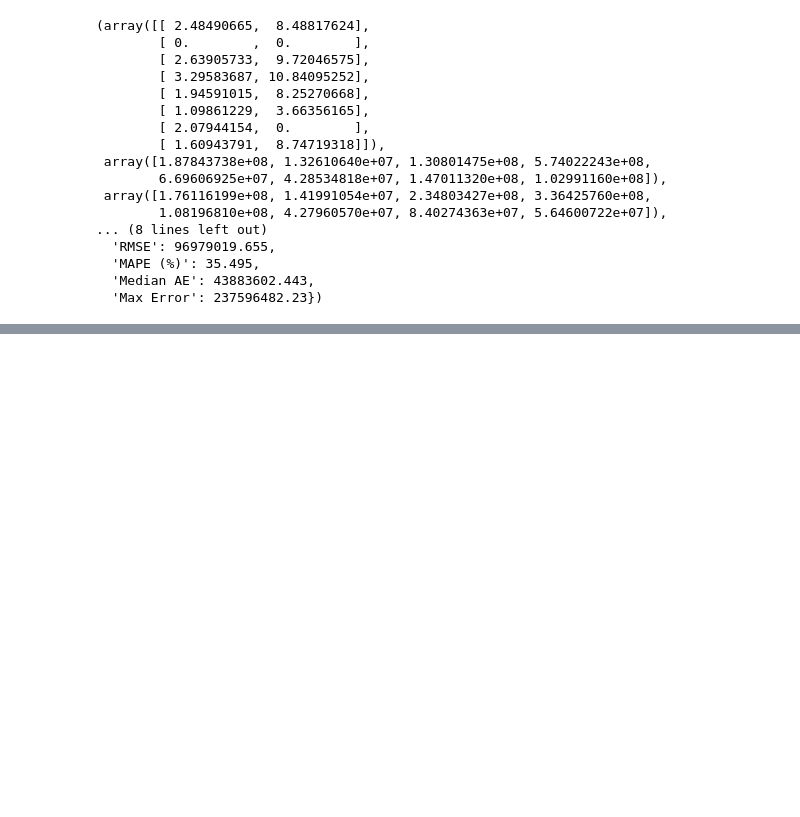
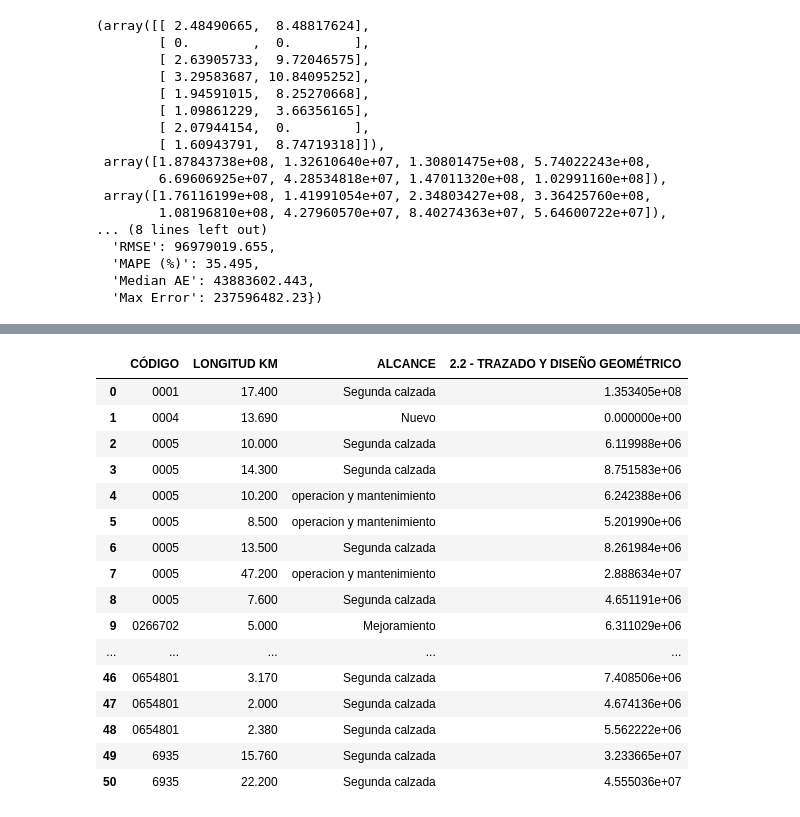
Before and after one commit to datascienceingetec/Road-Project-Prediction, a Jupyter notebook: backend/notebooks/models_management.ipynb, the cells around one changed output, grey strips where cells are left out. Drawn from its saved outputs; the diff is of its cells as text; code cells hidden in the pictures; blank space fills up the shorter version.

```diff
--- a/backend/notebooks/models_management.ipynb
+++ b/backend/notebooks/models_management.ipynb
@@ -83,5 +26,7 @@ predictions
 fase='II'
 mm_fase_II = ModelsManagement(fase)
 df_vp_fase_II = mm_fase_II.prepare_data()
-results_fase_II, summary_df_fase_II = mm_fase_II.train_models()
-summary_df_fase_II
+
+fase='III'
+mm_fase_III = ModelsManagement(fase)
+df_vp_fase_III = mm_fase_III.prepare_data()
@@ -152,0 +131,20 @@ summary_df
+# %%
+df_vp_fase_III.loc[:, ['CÓDIGO', 'LONGITUD KM', 'ALCANCE', '2.2 - TRAZADO Y DISEÑO GEOMÉTRICO']]
+# %% [output]
+|  | CÓDIGO | LONGITUD KM | ALCANCE | 2.2 - TRAZADO Y DISEÑO GEOMÉTRICO |
+| 0 | 0001 | 17.400 | Segunda calzada | 1.353405e+08 |
+| 1 | 0004 | 13.690 | Nuevo | 0.000000e+00 |
+| 2 | 0005 | 10.000 | Segunda calzada | 6.119988e+06 |
+| 3 | 0005 | 14.300 | Segunda calzada | 8.751583e+06 |
+| 4 | 0005 | 10.200 | operacion y mantenimiento | 6.242388e+06 |
+| 5 | 0005 | 8.500 | operacion y mantenimiento | 5.201990e+06 |
+| 6 | 0005 | 13.500 | Segunda calzada | 8.261984e+06 |
+| 7 | 0005 | 47.200 | operacion y mantenimiento | 2.888634e+07 |
+| 8 | 0005 | 7.600 | Segunda calzada | 4.651191e+06 |
+| 9 | 0266702 | 5.000 | Mejoramiento | 6.311029e+06 |
+| ... | ... | ... | ... | ... |
+| 46 | 0654801 | 3.170 | Segunda calzada | 7.408506e+06 |
+| 47 | 0654801 | 2.000 | Segunda calzada | 4.674136e+06 |
+| 48 | 0654801 | 2.380 | Segunda calzada | 5.562222e+06 |
+| 49 | 6935 | 15.760 | Segunda calzada | 3.233665e+07 |
+| 50 | 6935 | 22.200 | Segunda calzada | 4.555036e+07 |
```
Also changed, not shown: parts of 7 cells of this notebook.
